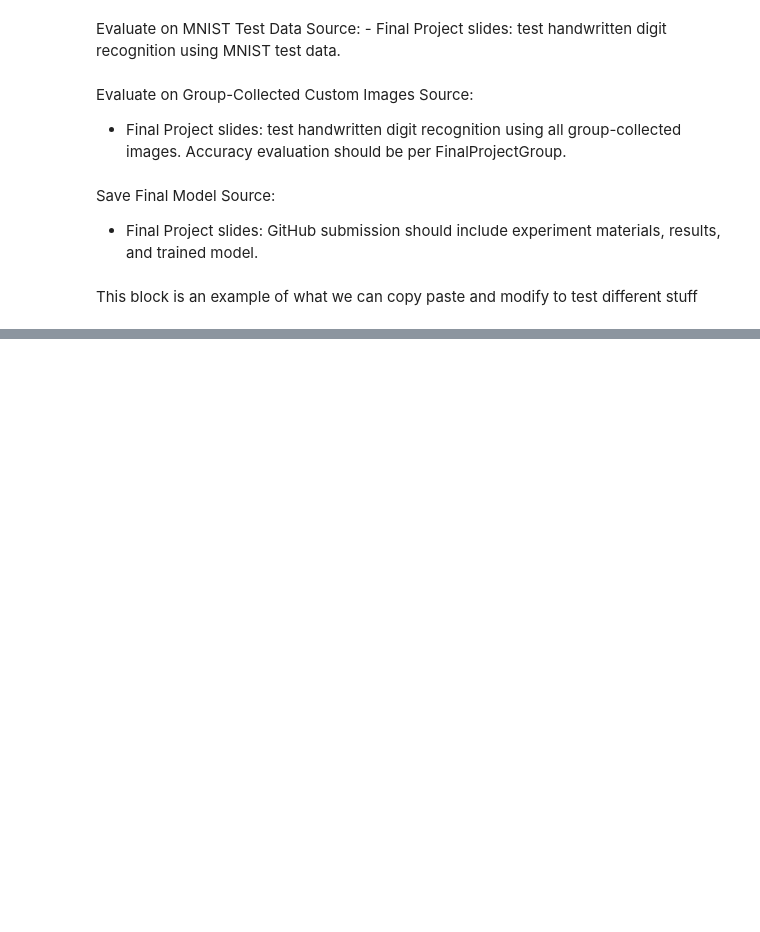
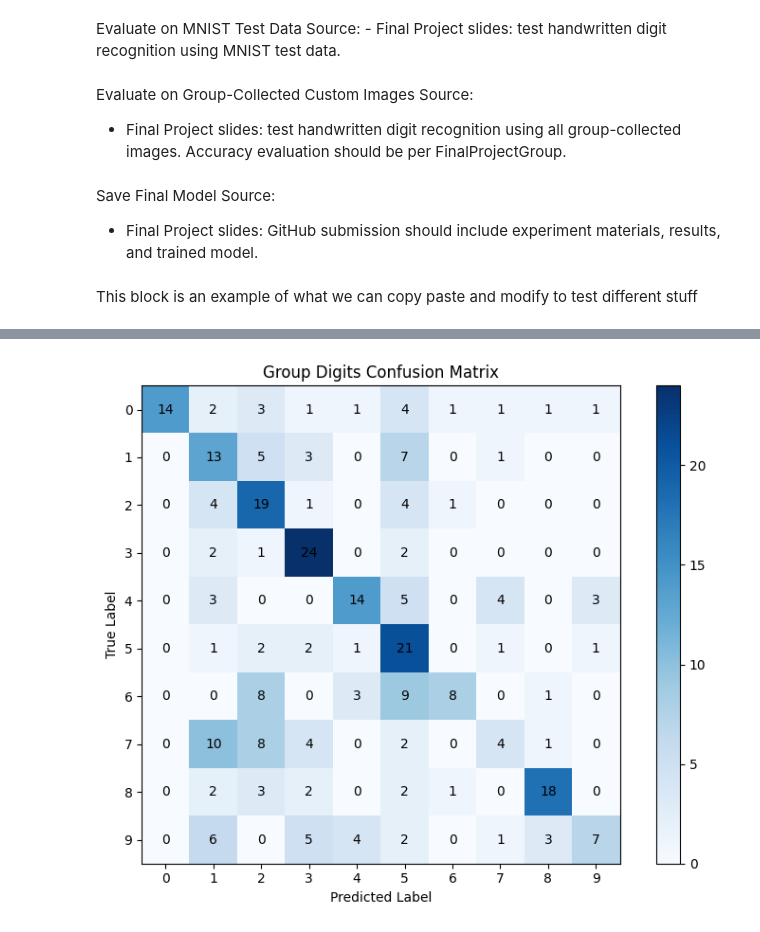
Before and after one commit to colejdoud/CSCI580_Spring26_Group9, a Jupyter notebook: FinalProject/final_project.ipynb, the cells around one changed output, grey strips where cells are left out. Cells and saved outputs as stored; diff of their text form; code cells hidden in the pictures; blank space fills up the shorter version.

Commit message:
Added Confusion Matrix for Group Digits

```diff
--- a/FinalProject/final_project.ipynb
+++ b/FinalProject/final_project.ipynb
@@ -737,3 +868,17 @@ display_confusion_matrix(mnist_results)
+# %%
+if custom_results is not None:
+    combined_cm = np.zeros((10, 10), dtype=int)
+
+    for group_id in sorted(custom_results.keys()):
+        combined_cm += custom_results[group_id]["confusion_matrix"]
+
+    fig = plot_confusion_matrix(
+        combined_cm,
+        title="Group Digits Confusion Matrix"
+    )
+    display(fig)
+# %% [output]
+[figure, added]
 # %%
 dropout_rate = 0.3
 learning_rate = 0.005
```
Also changed, not shown: parts of 21 cells of this notebook, 2 other files.
